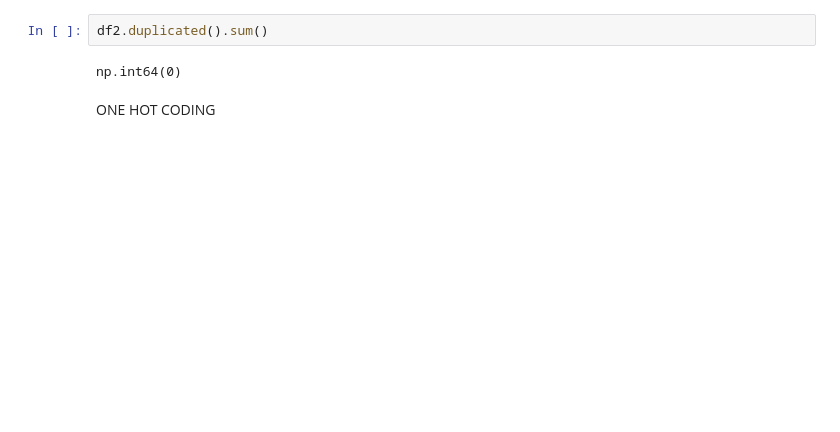
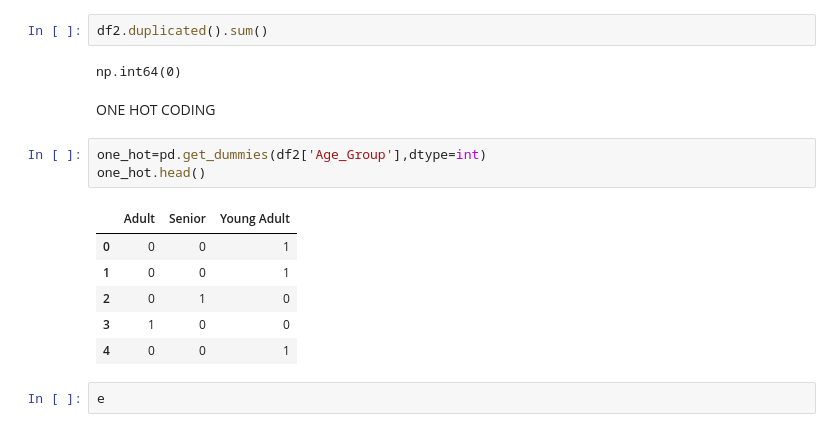
Before and after one commit to khairbakshnoor-pixel/Machine-Learning, a Jupyter notebook: label_and_one_hot_coding.ipynb, the cells around one changed output. Saved outputs shown, nothing was run; the diff lists cells and outputs as text; blank space fills up the shorter version.

```diff
--- a/label_and_one_hot_coding.ipynb
+++ b/label_and_one_hot_coding.ipynb
@@ -59,3 +76,15 @@ df2.duplicated().sum()
 np.int64(0)
 # %% [markdown]
 ONE HOT CODING
+# %%
+one_hot=pd.get_dummies(df2['Age_Group'],dtype=int)
+one_hot.head()
+# %% [output]
+|  | Adult | Senior | Young Adult |
+| 0 | 0 | 0 | 1 |
+| 1 | 0 | 0 | 1 |
+| 2 | 0 | 1 | 0 |
+| 3 | 1 | 0 | 0 |
+| 4 | 0 | 0 | 1 |
+# %%
+e
```
Also changed, not shown: parts of 6 cells of this notebook, 1 other file.
